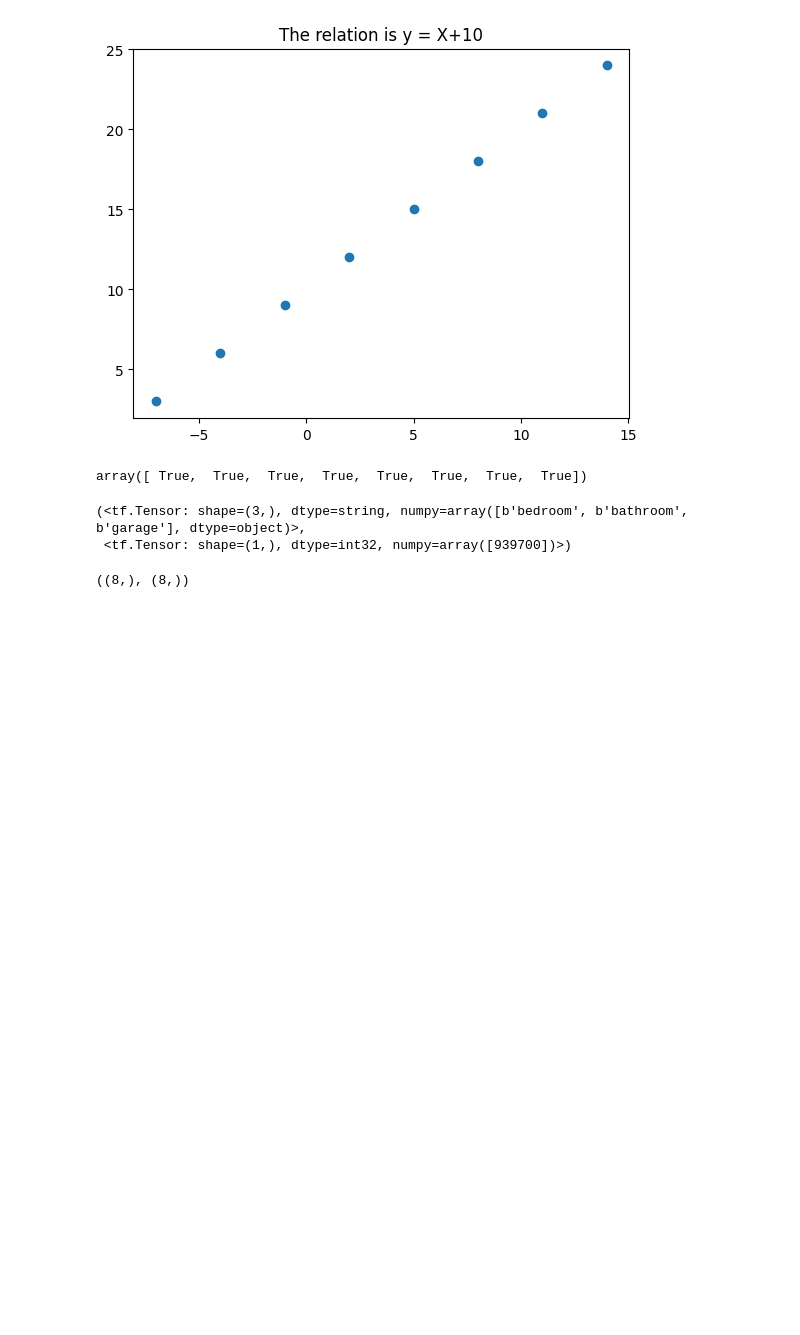
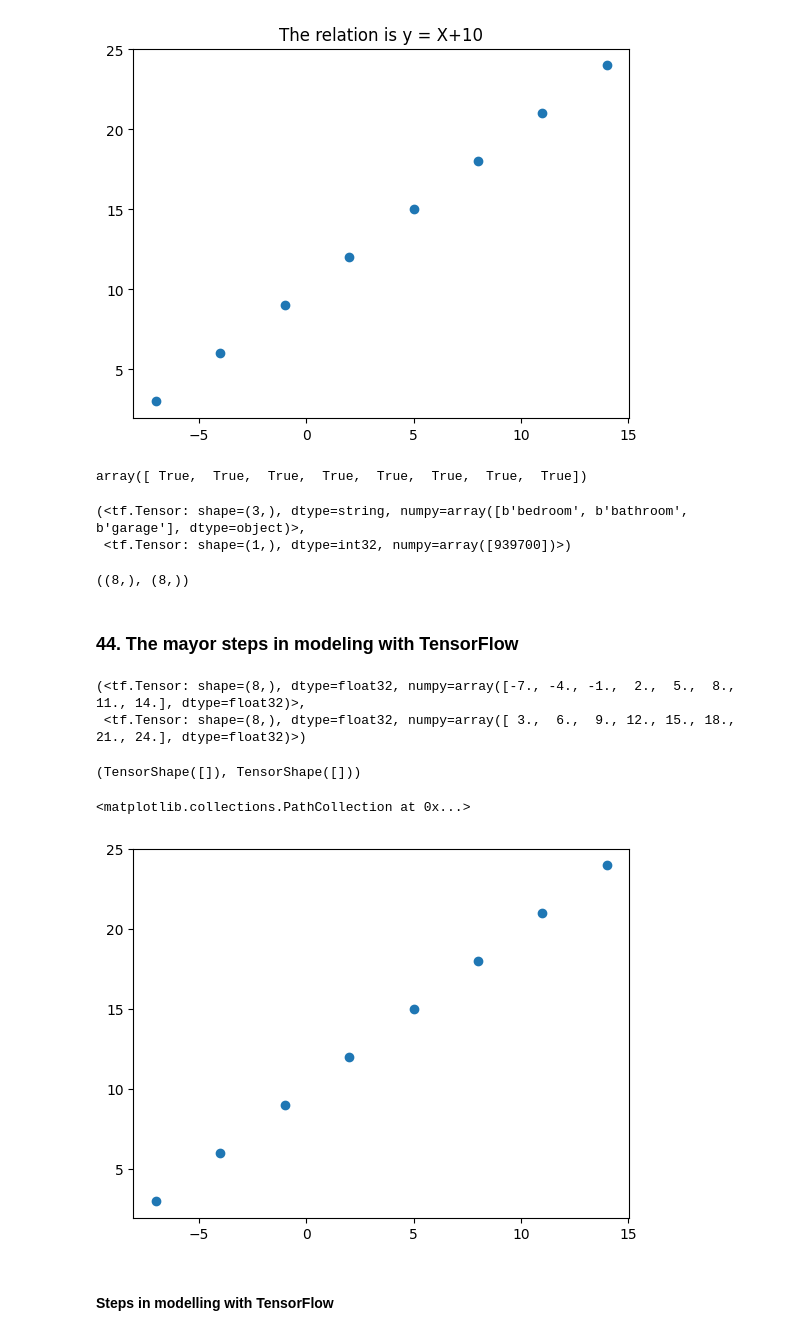
Before and after one commit to Diegomca98/tensorflow-certification-prep, a Jupyter notebook: src/nn_regression.ipynb, the cells around one changed output. Cells and saved outputs as stored; diff of their text form; code cells hidden in the pictures; blank space fills up the shorter version.

```diff
--- a/src/nn_regression.ipynb
+++ b/src/nn_regression.ipynb
@@ -149,3 +151,28 @@ output_shape = y.shape
 input_shape, output_shape
 # %% [output]
 ((8,), (8,))
+# %% [markdown]
+### 44. The mayor steps in modeling with TensorFlow
+# %%
+# NumPy arrays into tensors
+X = tf.cast(tf.constant(X), dtype = tf.float32)
+y = tf.cast(tf.constant(y), dtype = tf.float32)
+
+X, y
+# %% [output]
+(<tf.Tensor: shape=(8,), dtype=float32, numpy=array([-7., -4., -1.,  2.,  5.,  8., 11., 14.], dtype=float32)>,
+ <tf.Tensor: shape=(8,), dtype=float32, numpy=array([ 3.,  6.,  9., 12., 15., 18., 21., 24.], dtype=float32)>)
+# %%
+input_shape = X[0].shape
+output_shape = y[0].shape
+
+input_shape, output_shape
+# %% [output]
+(TensorShape([]), TensorShape([]))
+# %%
+plt.scatter(X, y)
+# %% [output]
+<matplotlib.collections.PathCollection at 0x...>
+[figure, added]
+# %% [markdown]
+#### **Steps in modelling with TensorFlow**
```
Also changed, not shown: parts of 35 cells of this notebook, 1 other file.
